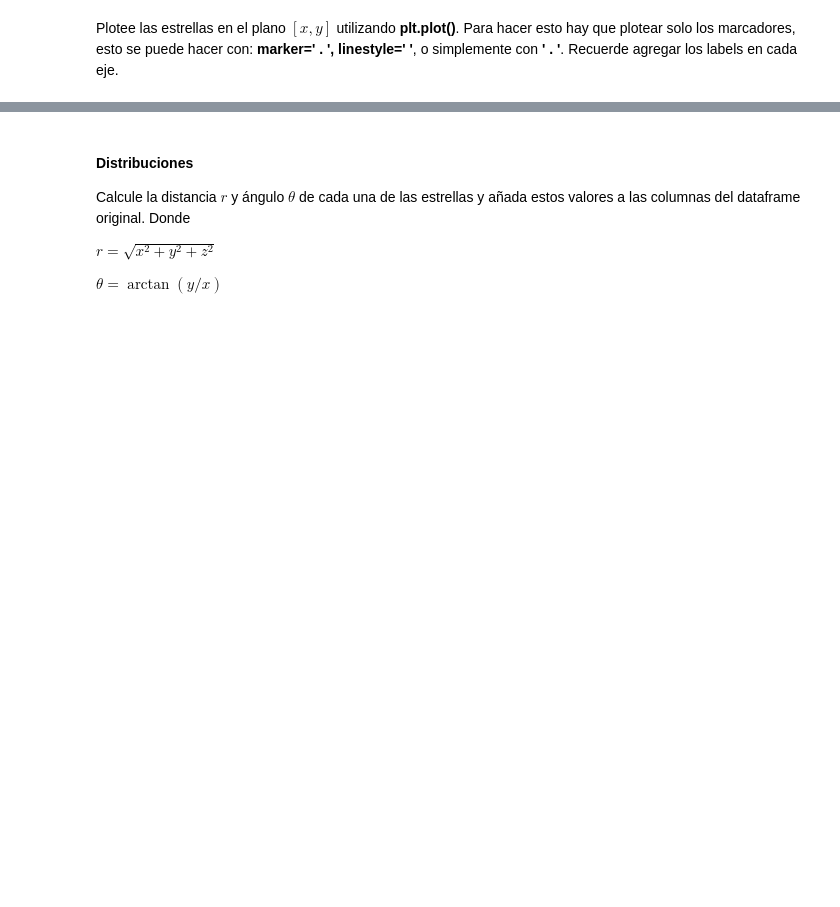
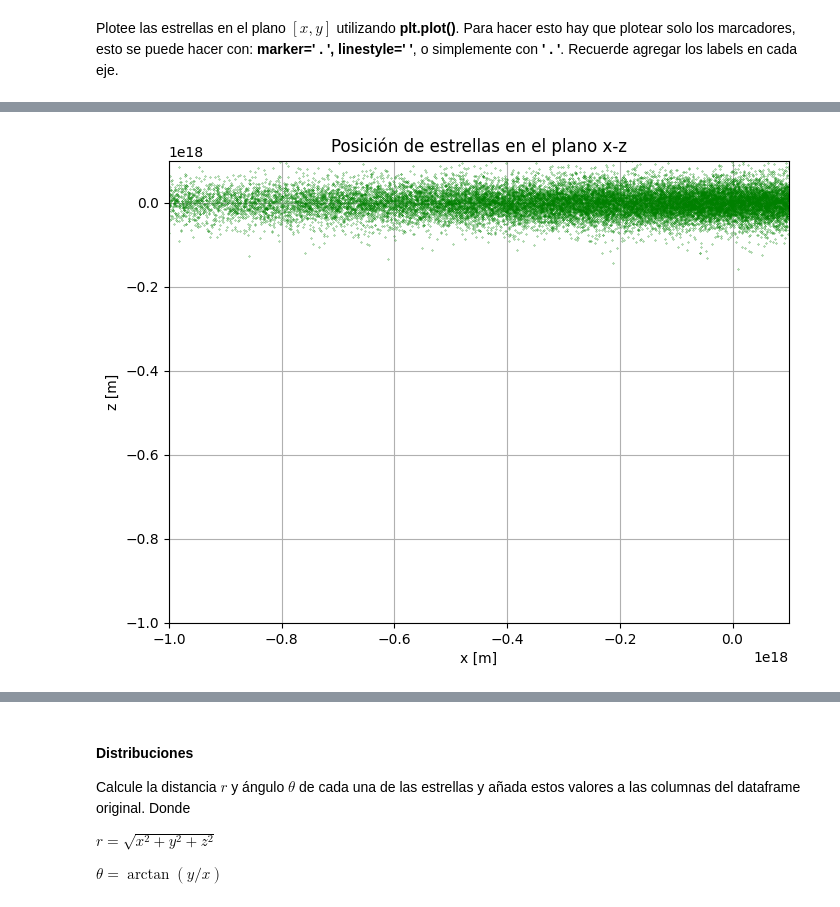
Before and after one commit to azavalac/Tarea-1-Zavala-, a Jupyter notebook: Tarea_1.ipynb, the cells around one changed output, grey strips where cells are left out. Drawn from its saved outputs; the diff is of its cells as text; code cells hidden in the pictures; blank space fills up the shorter version.

```diff
--- a/Tarea_1.ipynb
+++ b/Tarea_1.ipynb
@@ -384,0 +425,14 @@ Póngase creativo con los gráficos, defina tamaños de la figura, agregue color
+# %%
+# Grafique vista en plano [x, z] aquí
+#Plot de las estrellas en el plano x-z
+plt.figure(figsize=(8, 6))
+plt.plot(df_galaxy['x[m]'], df_galaxy['z[m]'], '.', markersize=0.5, color='green')
+plt.xlim(-1e18, 1e17)
+plt.ylim(-1e18, 1e17)
+plt.xlabel('x [m]')
+plt.ylabel('z [m]')
+plt.title('Posición de estrellas en el plano x-z')
+plt.grid(True)
+plt.show()
+# %% [output]
+[figure, added]
```
Also changed, not shown: parts of 14 cells of this notebook.
